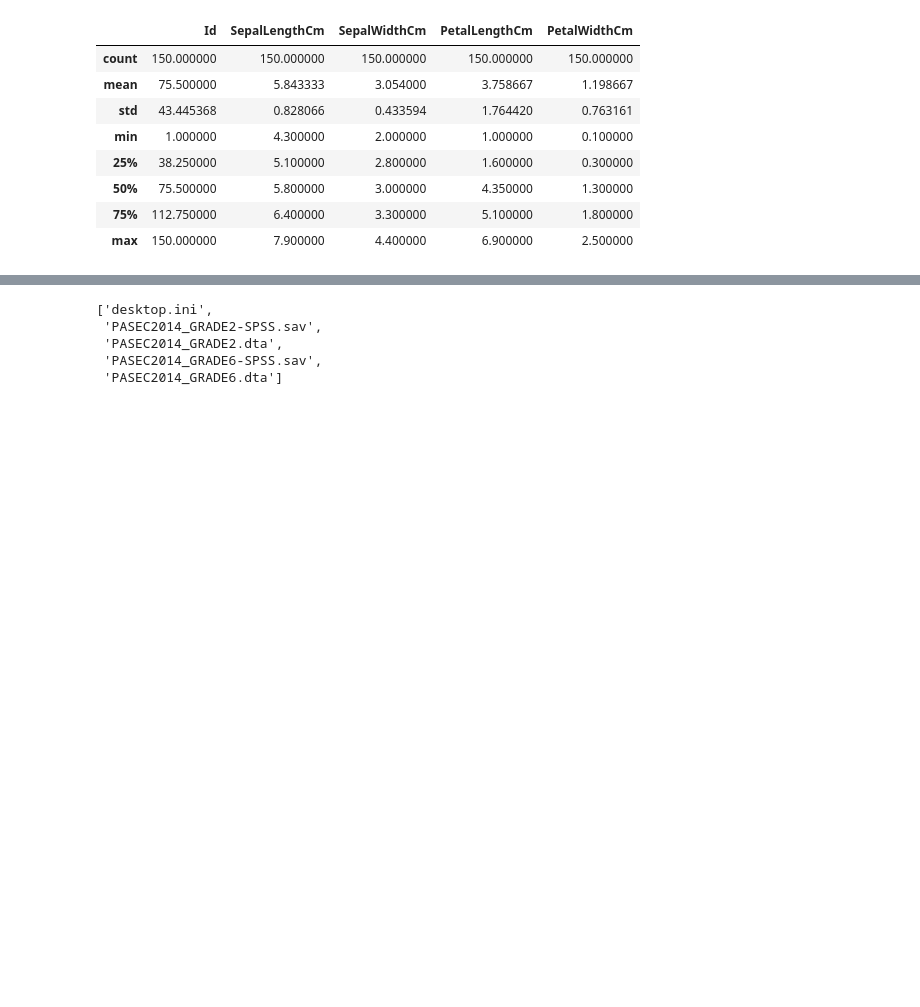
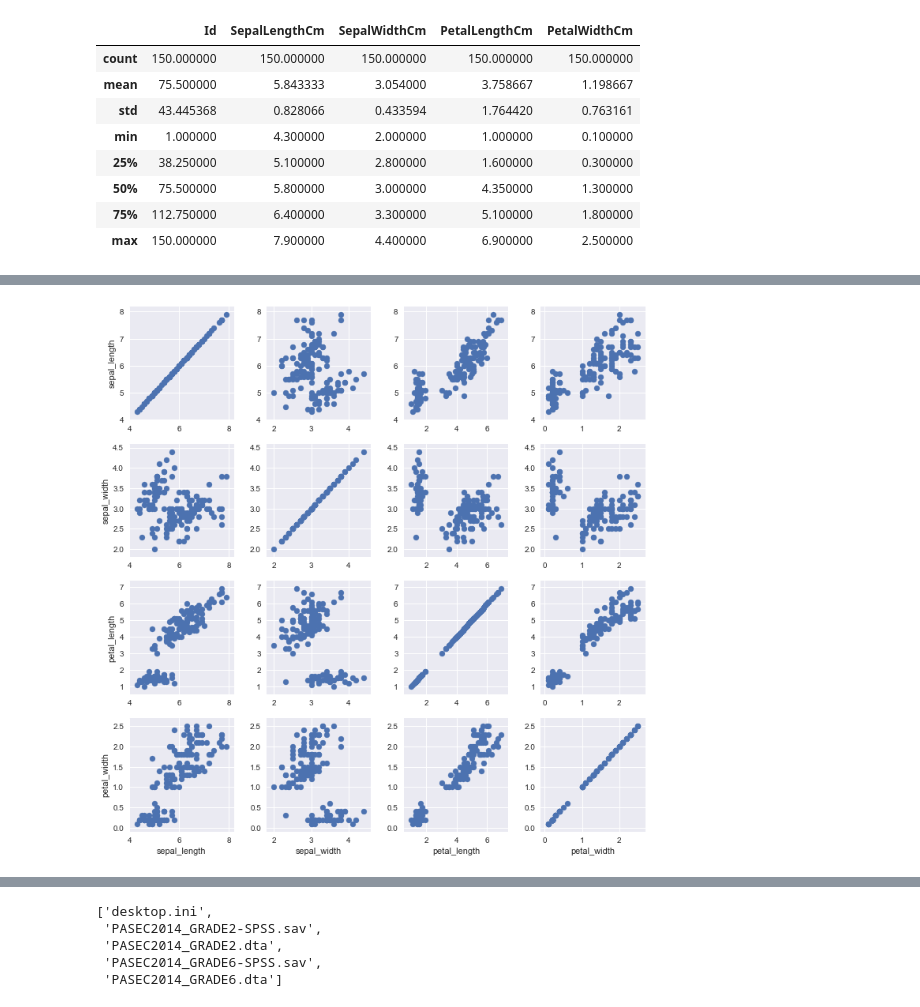
Before and after one commit to yelircaasi/byu_econ_applied_machine_learning, a Jupyter notebook: homeworks/Homework_1.ipynb, the cells around one changed output, grey strips where cells are left out. Cells and saved outputs as stored; diff of their text form; code cells hidden in the pictures; blank space fills up the shorter version.

```diff
--- a/homeworks/Homework_1.ipynb
+++ b/homeworks/Homework_1.ipynb
@@ -78,0 +102,5 @@ data1.describe()
+# %%
+g = sns.PairGrid(iris)
+g = g.map(plt.scatter)
+# %% [output]
+[figure, added]
```
Also changed, not shown: parts of 28 cells of this notebook.
